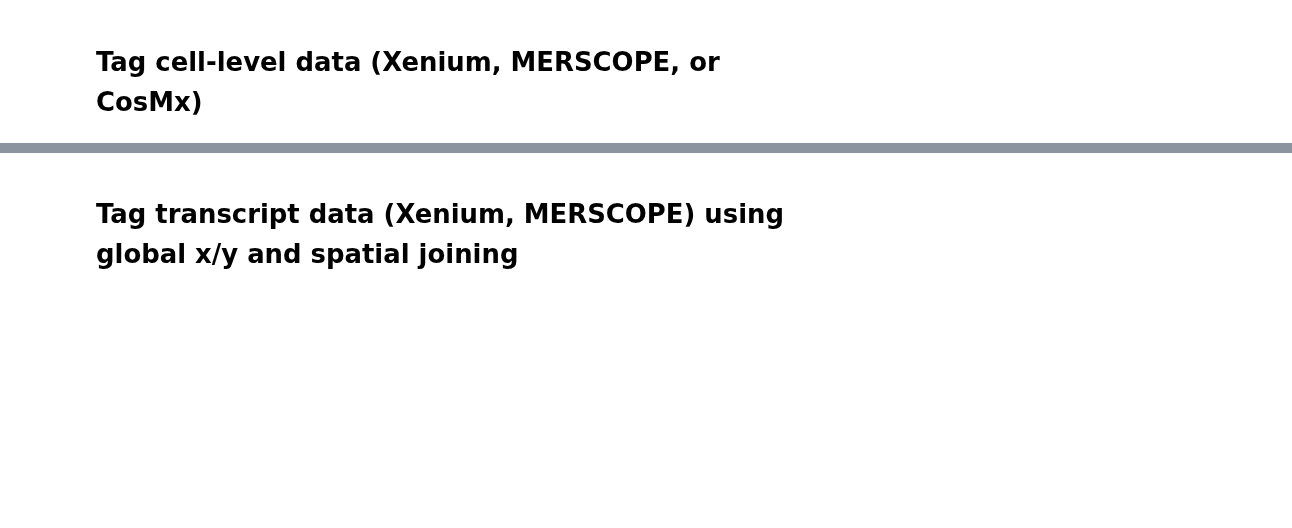
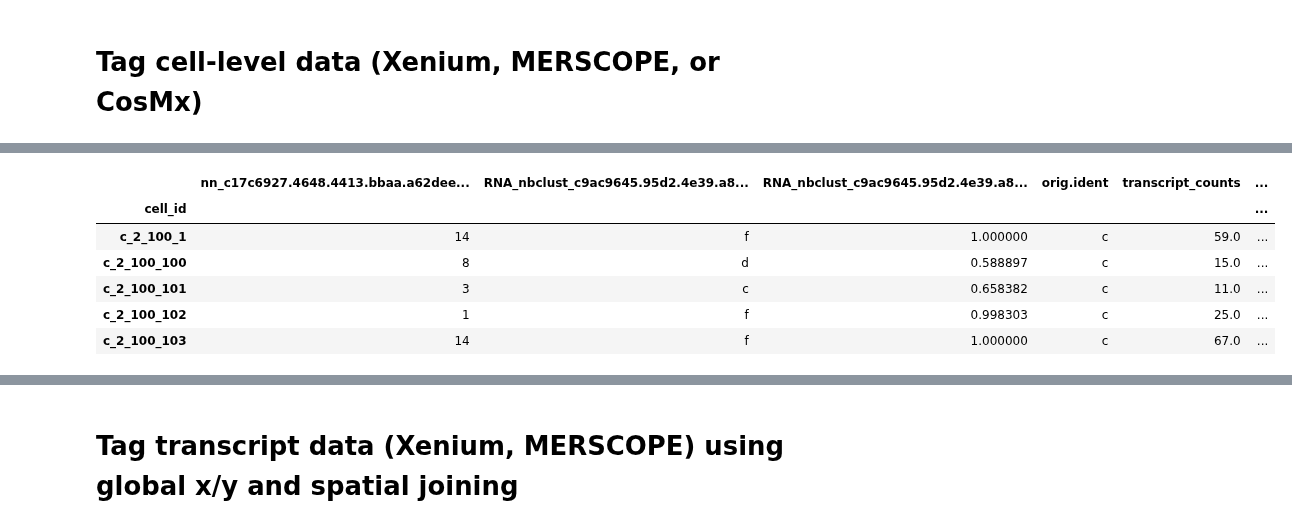
Before and after one commit to broadinstitute/ist_benchmarking, a Jupyter notebook: 01_data_generator_no_need_to_run.ipynb, the cells around one changed output, grey strips where cells are left out. Saved outputs shown, nothing was run; the diff lists cells and outputs as text; code cells hidden in the pictures; blank space fills up the shorter version.

```diff
--- a/01_data_generator_no_need_to_run.ipynb
+++ b/01_data_generator_no_need_to_run.ipynb
@@ -165,0 +161,10 @@ original: 254503, subset: 249682, pct: 98.11%
+# %%
+gdf_adata.head()
+# %% [output]
+|  | nn_c17c6927.4648.4413.bbaa.a62dee... | RNA_nbclust_c9ac9645.95d2.4e39.a8... | RNA_nbclust_c9ac9645.95d2.4e39.a8... | orig.ident | transcript_counts | ... |
+| cell_id |  |  |  |  |  | ... |
+| c_2_100_1 | 14 | f | 1.000000 | c | 59.0 | ... |
+| c_2_100_100 | 8 | d | 0.588897 | c | 15.0 | ... |
+| c_2_100_101 | 3 | c | 0.658382 | c | 11.0 | ... |
+| c_2_100_102 | 1 | f | 0.998303 | c | 25.0 | ... |
+| c_2_100_103 | 14 | f | 1.000000 | c | 67.0 | ... |
```
Also changed, not shown: parts of 3 cells of this notebook, 7 other files.
